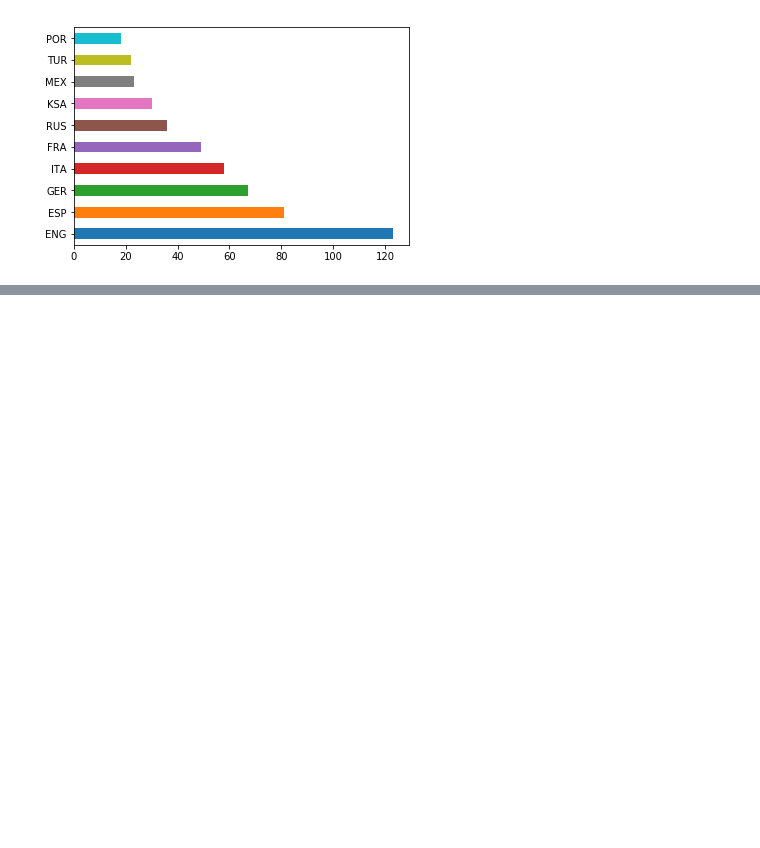
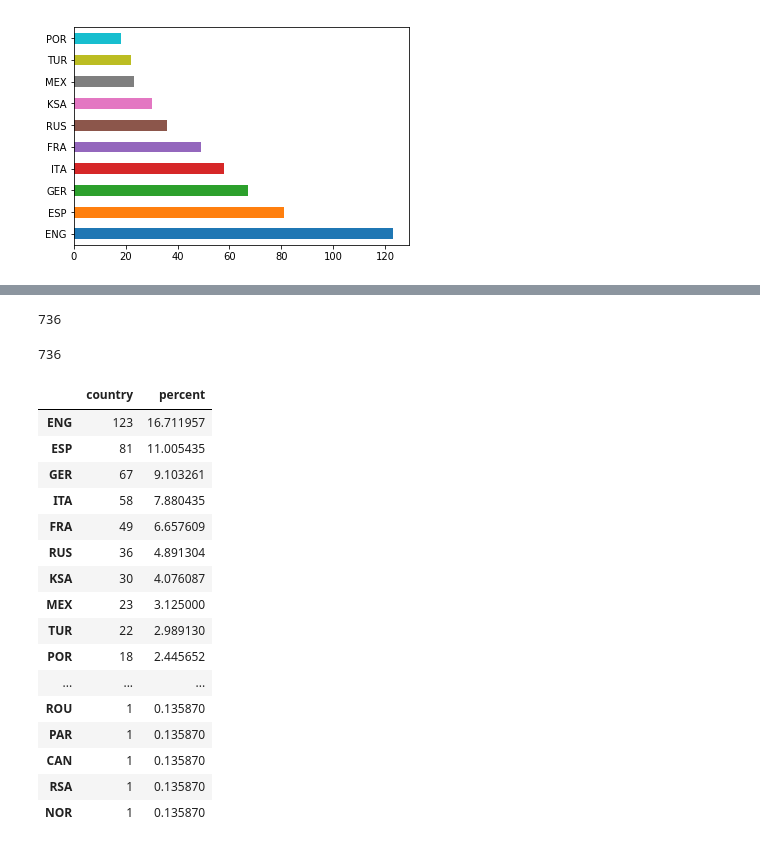
Before and after one commit to joyce04/python_database_class, a Jupyter notebook: 2. Pandas,Numpy/1. Pandas를 활용한 선수 소속 클럽팀 데이터.ipynb, the cells around one changed output, grey strips where cells are left out. Drawn from its saved outputs; the diff is of its cells as text; code cells hidden in the pictures; blank space fills up the shorter version.

```diff
--- a/2. Pandas,Numpy/1. Pandas를 활용한 선수 소속 클럽팀 데이터.ipynb
+++ b/2. Pandas,Numpy/1. Pandas를 활용한 선수 소속 클럽팀 데이터.ipynb
@@ -201,0 +211,3 @@ country_count_top_10.plot(kind='pie')
+# %%
+clubs_country = pd.DataFrame(players.club_country.value_counts())
+clubs_country.head()
@@ -201,0 +221,3 @@ country_count_top_10.plot(kind='pie')
+# %%
+clubs_country.rename(columns={'club_country':'country'}, inplace=True)
+clubs_country.head()
@@ -201,0 +231,30 @@ country_count_top_10.plot(kind='pie')
+# %%
+# 전체 선수 수
+players.id.count()
+# %% [output]
+736
+# %%
+clubs_country.country.sum()
+# %% [output]
+736
+# %%
+clubs_country['percent'] = clubs_country.country.map(lambda x : (x / players.id.count())*100)
+clubs_country
+# %% [output]
+|  | country | percent |
+| ENG | 123 | 16.711957 |
+| ESP | 81 | 11.005435 |
+| GER | 67 | 9.103261 |
+| ITA | 58 | 7.880435 |
+| FRA | 49 | 6.657609 |
+| RUS | 36 | 4.891304 |
+| KSA | 30 | 4.076087 |
+| MEX | 23 | 3.125000 |
+| TUR | 22 | 2.989130 |
+| POR | 18 | 2.445652 |
+| ... | ... | ... |
+| ROU | 1 | 0.135870 |
+| PAR | 1 | 0.135870 |
+| CAN | 1 | 0.135870 |
+| RSA | 1 | 0.135870 |
+| NOR | 1 | 0.135870 |
```
Also changed, not shown: parts of 10 cells of this notebook, 3 other files.
